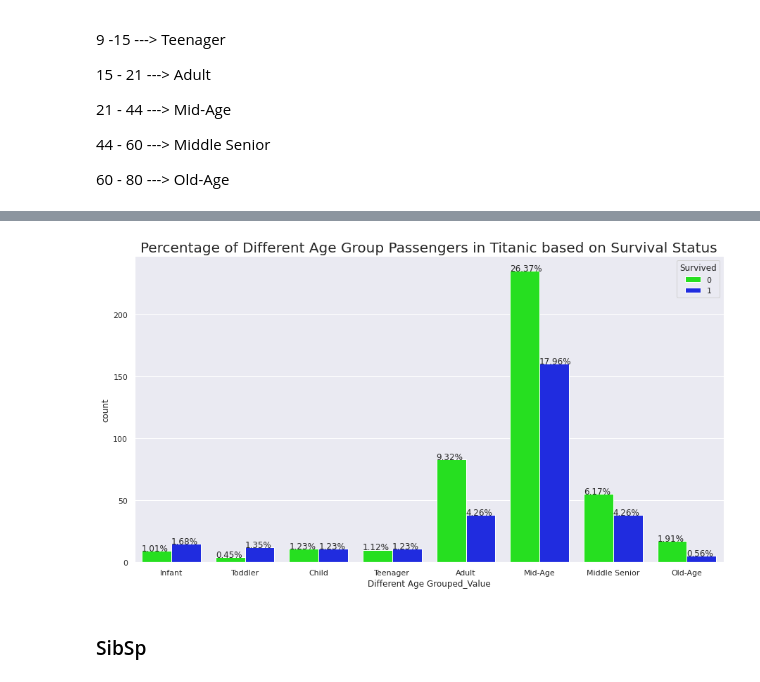
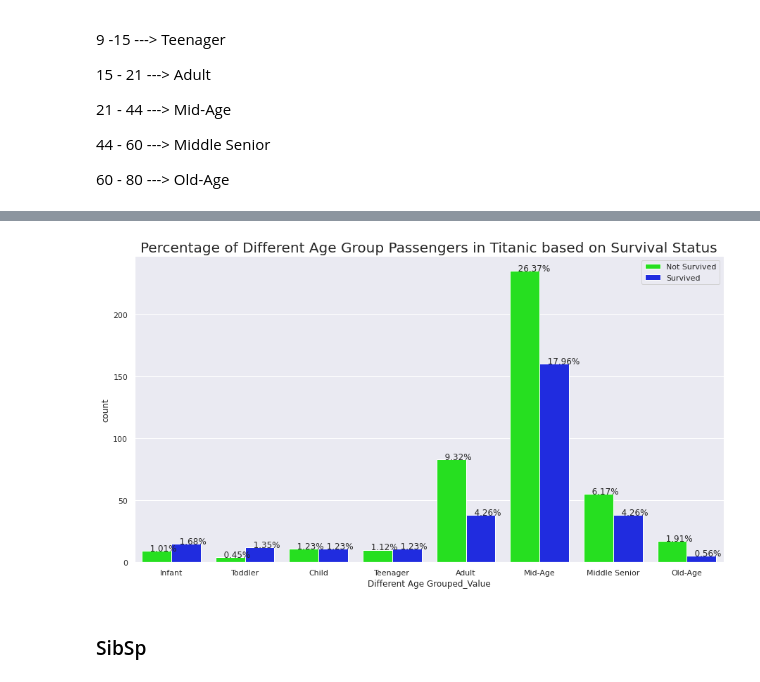
Before and after one commit to SatyaRay003/Titanic-Survival-Prediction, a Jupyter notebook: Titanic_EDA.ipynb, the cells around one changed output, grey strips where cells are left out. Drawn from its saved outputs; the diff is of its cells as text; code cells hidden in the pictures.

```diff
--- a/Titanic_EDA.ipynb
+++ b/Titanic_EDA.ipynb
@@ -394,8 +393,10 @@ Feature_Bin('Age', numeric_df, 'Percentage of Different Age Group Passengers in
 # %%
 Feature_Bin('Age', numeric_df,
             'Percentage of Different Age Group Passengers in Titanic based on Survival Status', 'Survived')
+
+plt.legend(loc='upper right', labels=['Not Survived', 'Survived']);
 # %% [output]
-[figure, old version]
+[figure, new version]
 # %% [markdown]
 ### SibSp
 # %% [markdown]
```
Also changed, not shown: parts of 13 cells of this notebook.
